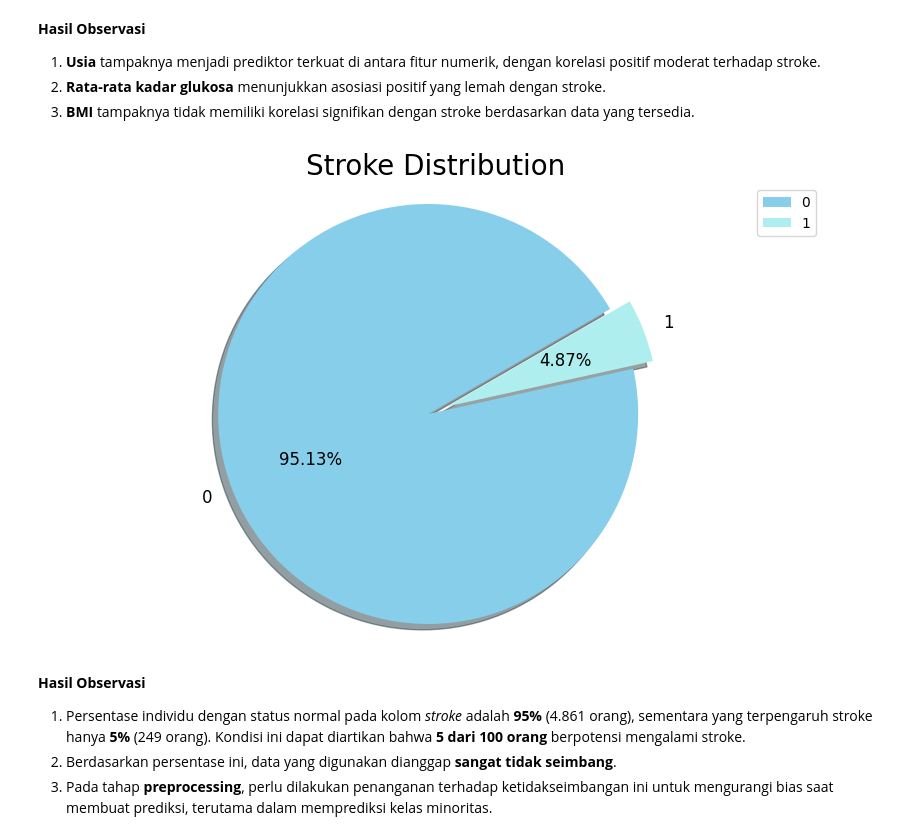
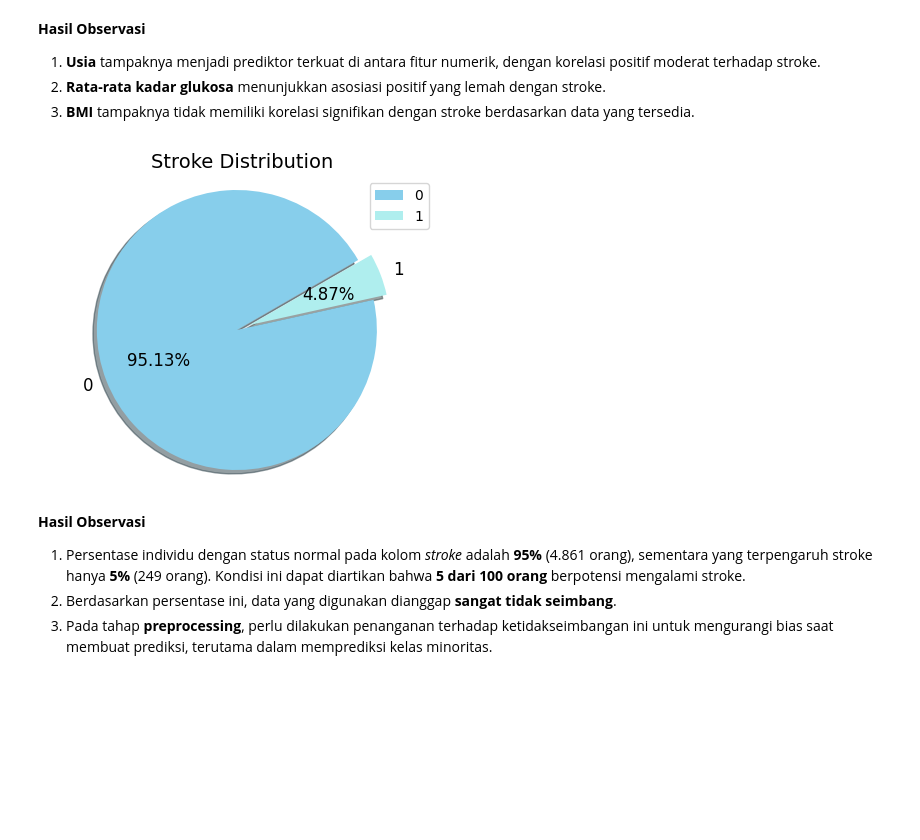
Before and after one commit to penoFahmi/Stroke-Prediction, a Jupyter notebook: notebooks/stroke-prediction-anatasia-dy-kampus-merdeka.ipynb, the cells around one changed output. Drawn from its saved outputs; the diff is of its cells as text; code cells hidden in the pictures; blank space fills up the shorter version.

```diff
--- a/notebooks/stroke-prediction-anatasia-dy-kampus-merdeka.ipynb
+++ b/notebooks/stroke-prediction-anatasia-dy-kampus-merdeka.ipynb
@@ -464,30 +464,30 @@ Name: stroke, dtype: float64
 # %%
 # Calculate stroke distribution
 stroke_dist = df['stroke'].value_counts()
 
 # Create labels and colors for the pie chart
 labels = stroke_dist.index
 colors = ["skyblue", "paleturquoise"]
 
 # Specify explode
 explode = (0, 0.1)  # Separating the second slice (stroke 'Yes')
 
 # Create pie chart
-plt.figure(figsize=(10, 6))
+plt.figure(figsize=(5, 4))
 plt.pie(stroke_dist,
         colors=colors,
         explode=explode,
         labels=labels,
         shadow=True,
         startangle=30,
         autopct='%.2f%%',
         textprops={'fontsize': 12})  # Adding text properties for label text size
-plt.title('Stroke Distribution', fontsize=20)
+plt.title('Stroke Distribution', fontsize=14)
 plt.axis('equal')  # Ensure the pie chart is circular
 plt.legend()  # Display legend
 plt.show()
 # %% [output]
-[figure, old version]
+[figure, new version]
 # %% [markdown]
 **Hasil Observasi**
 
```
Also changed, not shown: parts of 2 cells of this notebook, 3 other files.
